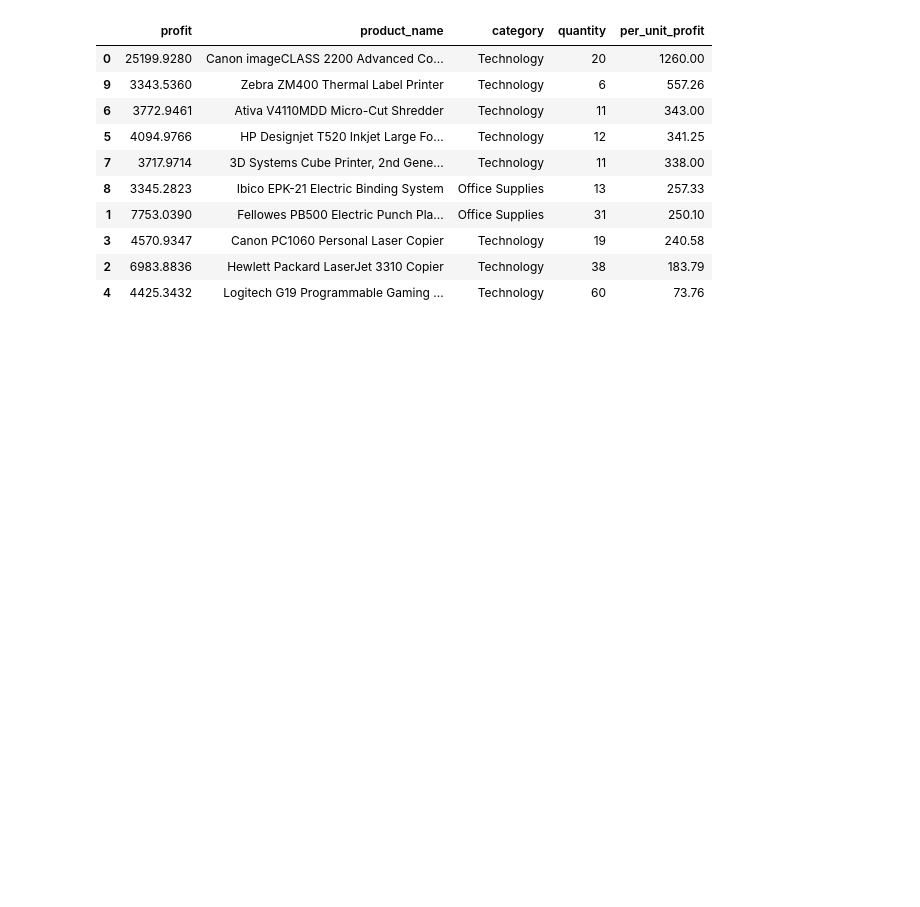
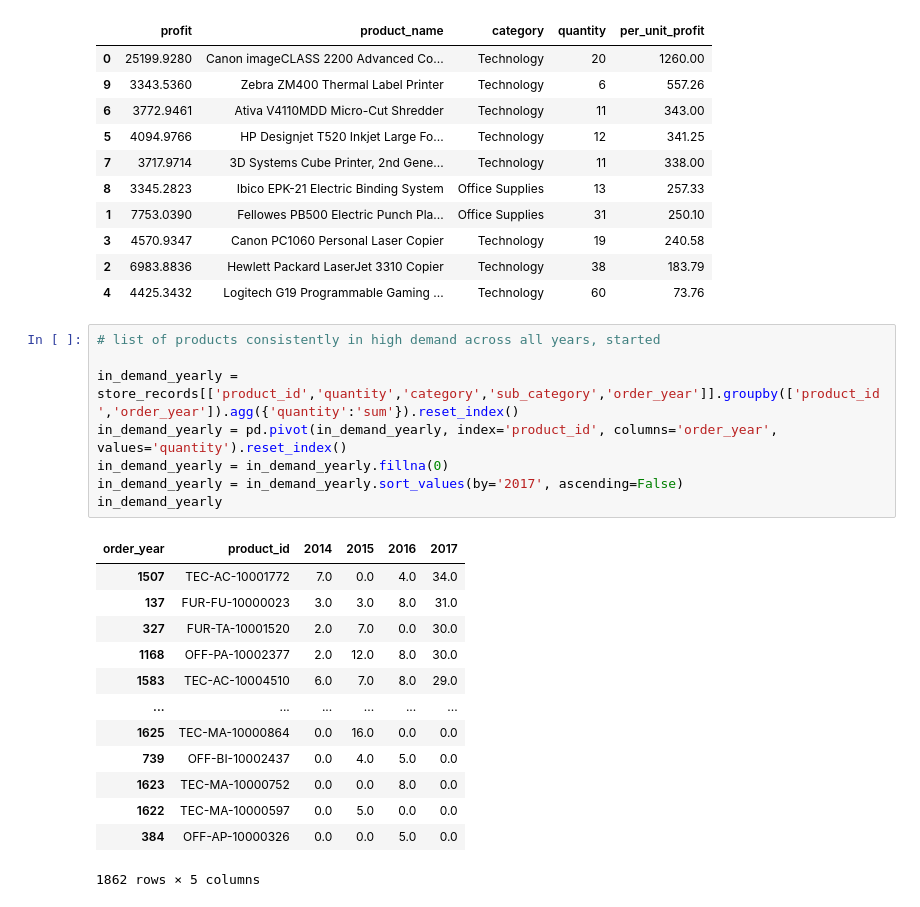
Before and after one commit to Dilcia19/superstore, a Jupyter notebook: notebooks/analysis_in_py.ipynb, the cells around one changed output. Saved outputs shown, nothing was run; the diff lists cells and outputs as text; blank space fills up the shorter version.

Commit message:
list of products consistently in high demand across all years, started

```diff
--- a/notebooks/analysis_in_py.ipynb
+++ b/notebooks/analysis_in_py.ipynb
@@ -231,3 +231,25 @@ top_10_sub_category_profit2.sort_values(by='per_unit_profit', ascending=False)
 | 3 | 4570.9347 | Canon PC1060 Personal Laser Copier | Technology | 19 | 240.58 |
 | 2 | 6983.8836 | Hewlett Packard LaserJet 3310 Copier | Technology | 38 | 183.79 |
 | 4 | 4425.3432 | Logitech G19 Programmable Gaming ... | Technology | 60 | 73.76 |
+# %%
+# list of products consistently in high demand across all years, started
+
+in_demand_yearly = store_records[['product_id','quantity','category','sub_category','order_year']].groupby(['product_id','order_year']).agg({'quantity':'sum'}).reset_index()
+in_demand_yearly = pd.pivot(in_demand_yearly, index='product_id', columns='order_year', values='quantity').reset_index()
+in_demand_yearly = in_demand_yearly.fillna(0)
+in_demand_yearly = in_demand_yearly.sort_values(by='2017', ascending=False)
+in_demand_yearly
+# %% [output]
+| order_year | product_id | 2014 | 2015 | 2016 | 2017 |
+| 1507 | TEC-AC-10001772 | 7.0 | 0.0 | 4.0 | 34.0 |
+| 137 | FUR-FU-10000023 | 3.0 | 3.0 | 8.0 | 31.0 |
+| 327 | FUR-TA-10001520 | 2.0 | 7.0 | 0.0 | 30.0 |
+| 1168 | OFF-PA-10002377 | 2.0 | 12.0 | 8.0 | 30.0 |
+| 1583 | TEC-AC-10004510 | 6.0 | 7.0 | 8.0 | 29.0 |
+| ... | ... | ... | ... | ... | ... |
+| 1625 | TEC-MA-10000864 | 0.0 | 16.0 | 0.0 | 0.0 |
+| 739 | OFF-BI-10002437 | 0.0 | 4.0 | 5.0 | 0.0 |
+| 1623 | TEC-MA-10000752 | 0.0 | 0.0 | 8.0 | 0.0 |
+| 1622 | TEC-MA-10000597 | 0.0 | 5.0 | 0.0 | 0.0 |
+| 384 | OFF-AP-10000326 | 0.0 | 0.0 | 5.0 | 0.0 |
+1862 rows × 5 columns
```
Also changed, not shown: parts of 1 cell of this notebook.
